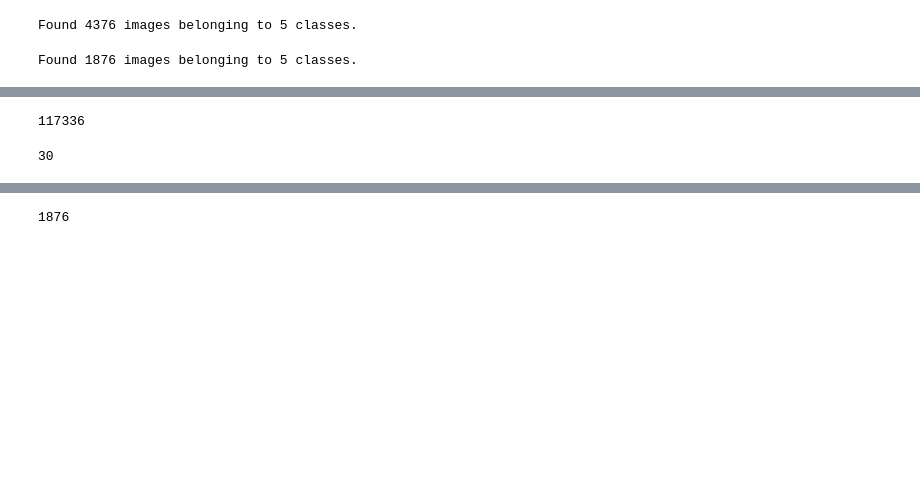
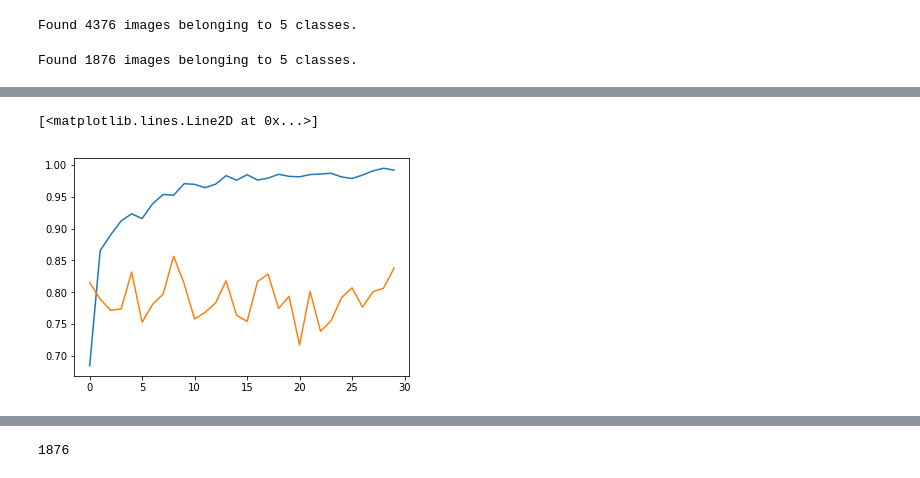
Before and after one commit to arkothiwala/Analytics-Vidhya, a Jupyter notebook: AV_GoD_Transfer_learning.ipynb, the cells around one changed output, grey strips where cells are left out. Saved outputs shown, nothing was run; the diff lists cells and outputs as text; code cells hidden in the pictures; blank space fills up the shorter version.

```diff
--- a/AV_GoD_Transfer_learning.ipynb
+++ b/AV_GoD_Transfer_learning.ipynb
@@ -105,3 +103,12 @@ Downloading data from https://github.com/fchollet/deep-learning-models/releases/
+# %%
+base_model=MobileNet(weights='imagenet',include_top=False) #imports the mobilenet model and discards the last 1000 neuron layer.
+
+x=base_model.output
+x=GlobalAveragePooling2D()(x)
+x=Dense(1024,activation='relu')(x) #we add dense layers so that the model can learn more complex functions and classify for better results.
+#x=Dense(1024,activation='relu')(x) #dense layer 2
+x=Dense(512,activation='relu')(x) #dense layer 3
+preds=Dense(5,activation='softmax')(x) #final layer with softmax activation
 # %%
 model=Model(inputs=base_model.input,outputs=preds)
 # %%
@@ -162,10 +189,11 @@ model.compile(optimizer='Adam',loss='categorical_crossentropy',metrics=['accurac
 # evaluation metric will be accuracy
 
 step_size_train=train_generator.n//train_generator.batch_size
+step_size_test=test_generator.n//test_generator.batch_size
 # %%
-model.fit_generator(generator=train_generator,
+history = model.fit_generator(generator=train_generator,
                    steps_per_epoch=step_size_train,
                     validation_data=test_generator,
-                    validation_steps = nb_samples,
-                   epochs=5)
+                    validation_steps = step_size_test,
+                   epochs=30)
 # %% [output]
@@ -184,8 +222,6 @@ predict = model.predict_generator(test_generator,steps = nb_samples)
-# %%
-len(predict)
-# %% [output]
-117336
-# %%
-len(test_generator)
-# %% [output]
-30
+# %%
+plt.plot(history.history['acc'])
+plt.plot(history.history['val_acc'])
+# %% [output]
+[<matplotlib.lines.Line2D at 0x...>]
+[figure, added]
```
Also changed, not shown: parts of 9 cells of this notebook.
